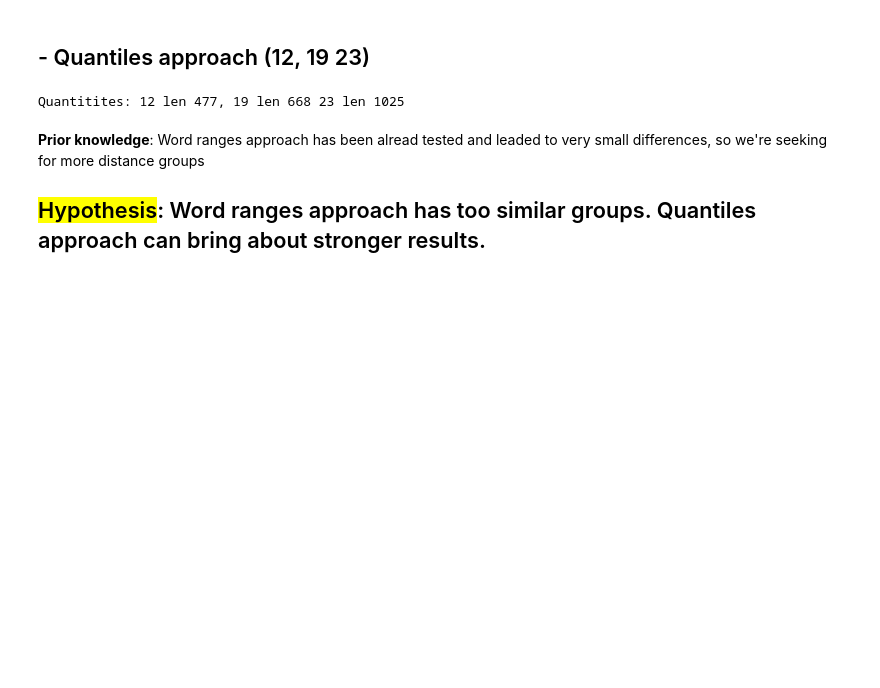
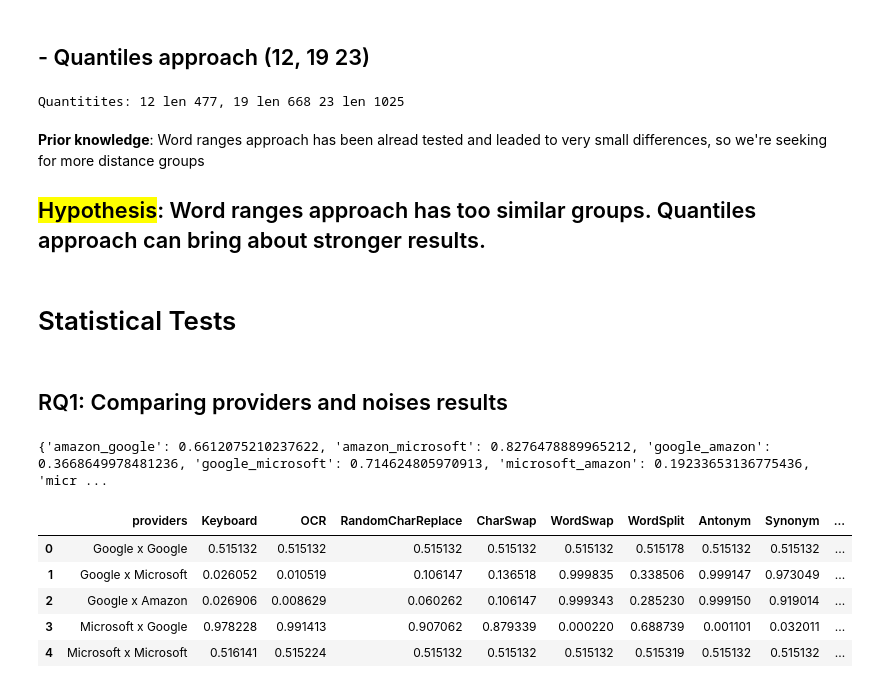
Before and after one commit to Juliano-rb/experiments_fault_injection_mlaas, a Jupyter notebook: fault_injection_mlaas/auxiliar.ipynb, the cells around one changed output. Cells and saved outputs as stored; diff of their text form; code cells hidden in the pictures; blank space fills up the shorter version.

Commit message:
add statistical to auxiliar notebook and add some plots to experiment1

```diff
--- a/fault_injection_mlaas/auxiliar.ipynb
+++ b/fault_injection_mlaas/auxiliar.ipynb
@@ -261,3 +261,5 @@ Quantitites: 12 len 477, 19 len 668 23 len 1025
 **Prior knowledge**: Word ranges approach has been alread tested and leaded to very small differences, so we're seeking for more distance groups
 
 ## <mark>Hypothesis</mark>: Word ranges approach has too similar groups. Quantiles approach can bring about stronger results.
+# %% [markdown]
+# Statistical Tests
@@ -263,0 +304,58 @@ Quantitites: 12 len 477, 19 len 668 23 len 1025
+# %% [markdown]
+## RQ1: Comparing providers and noises results
+# %%
+import pandas as pd
+import matplotlib.pyplot as plt
+import scipy.stats as stats
+
+df, providers, noise_algorithms = read_metrics("outputs/experiment1/size99_07-12-2022 09_34_29/results/metrics.json")
+
+df = df.groupby(['provider', 'noise_level'])['fmeasure'] \
+                .median() \
+                .reset_index()
+df = df.pivot(index='noise_level', columns='provider', values='fmeasure').reset_index()
+
+# get summary statistics
+df.agg(["count", "min", "max", "median", "mean", "skew"])
+
+# # generate boxplot to check data spread
+df.boxplot(column=['amazon', 'google', 'microsoft'], grid=False)
+
+# perform two-sided test. You can use 'greater' or 'less' for one-sided test
+amazon_google    = stats.mannwhitneyu(x=df['amazon'], y=df['google'], alternative = 'greater')
+amazon_microsoft = stats.mannwhitneyu(x=df['amazon'], y=df['microsoft'], alternative = 'greater')
+google_amazon    = stats.mannwhitneyu(x=df['google'], y=df['amazon'], alternative = 'greater')
+google_microsoft = stats.mannwhitneyu(x=df['google'], y=df['microsoft'], alternative = 'greater')
+microsoft_amazon = stats.mannwhitneyu(x=df['microsoft'], y=df['amazon'], alternative = 'greater')
+microsoft_google = stats.mannwhitneyu(x=df['microsoft'], y=df['google'], alternative = 'greater')
+
+print({
+    'amazon_google':amazon_google.pvalue,
+    'amazon_microsoft':amazon_microsoft.pvalue,
+    'google_amazon':google_amazon.pvalue,
+    'google_microsoft':google_microsoft.pvalue,
+    'microsoft_amazon':microsoft_amazon.pvalue,
+    'microsoft_google':microsoft_google.pvalue
+})
+# %% [output]
+{'amazon_google': 0.6612075210237622, 'amazon_microsoft': 0.8276478889965212, 'google_amazon': 0.3668649978481236, 'google_microsoft': 0.714624805970913, 'microsoft_amazon': 0.19233653136775436, 'micr ...
+# %%
+import pandas as pd
+import matplotlib.pyplot as plt
+import scipy.stats as stats
+import logging
+
+df, providers, noise_algorithms = read_metrics("outputs/experiment1/size99_07-12-2022 09_34_29/results/metrics.json")
+
+results = run_mannwhitneyu(df, providers, noise_algorithms)
+
+results.to_excel("./statistical_tests/mannwhitneyu_noise.xlsx", index=False)
+
+results.head()
+# %% [output]
+|  | providers | Keyboard | OCR | RandomCharReplace | CharSwap | WordSwap | WordSplit | Antonym | Synonym | ... |
+| 0 | Google x Google | 0.515132 | 0.515132 | 0.515132 | 0.515132 | 0.515132 | 0.515178 | 0.515132 | 0.515132 | ... |
+| 1 | Google x Microsoft | 0.026052 | 0.010519 | 0.106147 | 0.136518 | 0.999835 | 0.338506 | 0.999147 | 0.973049 | ... |
+| 2 | Google x Amazon | 0.026906 | 0.008629 | 0.060262 | 0.106147 | 0.999343 | 0.285230 | 0.999150 | 0.919014 | ... |
+| 3 | Microsoft x Google | 0.978228 | 0.991413 | 0.907062 | 0.879339 | 0.000220 | 0.688739 | 0.001101 | 0.032011 | ... |
+| 4 | Microsoft x Microsoft | 0.516141 | 0.515224 | 0.515132 | 0.515132 | 0.515132 | 0.515319 | 0.515132 | 0.515132 | ... |
```
Also changed, not shown: parts of 3 cells of this notebook, 10 other files.
